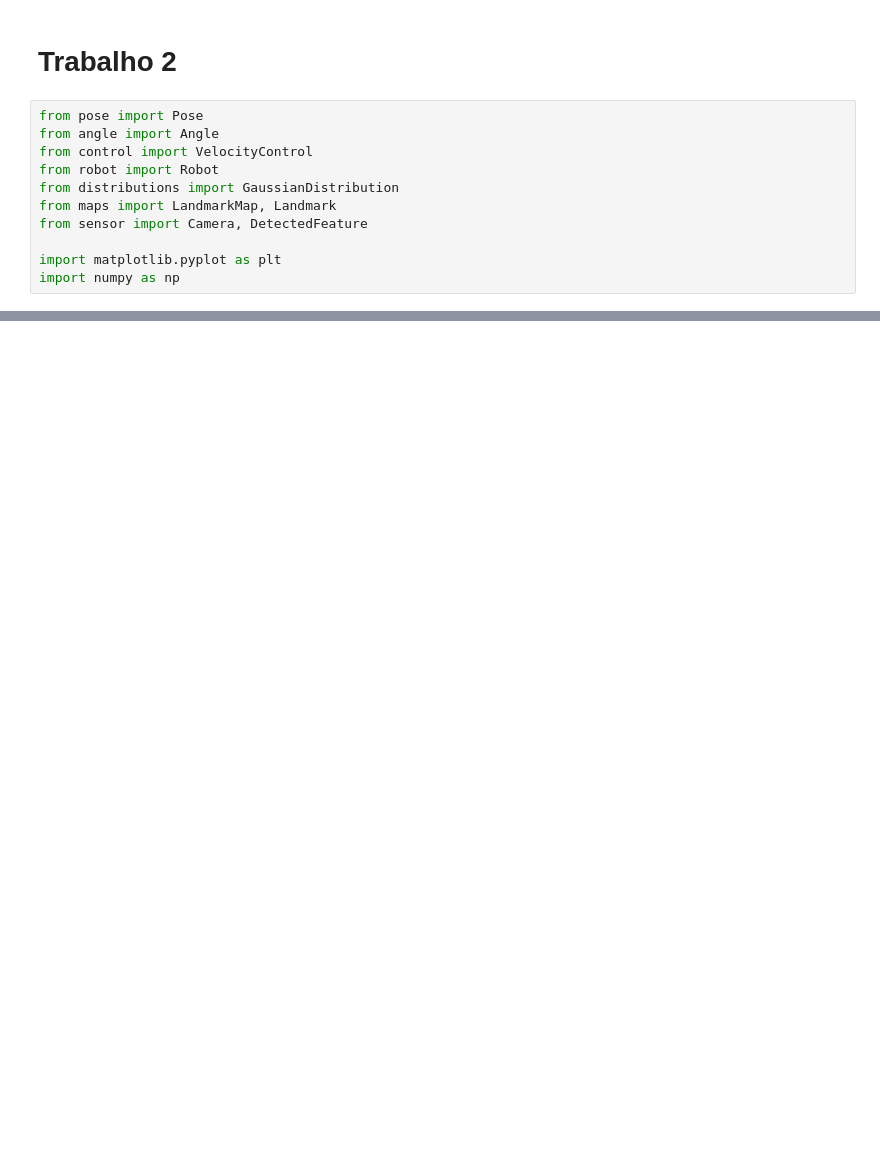
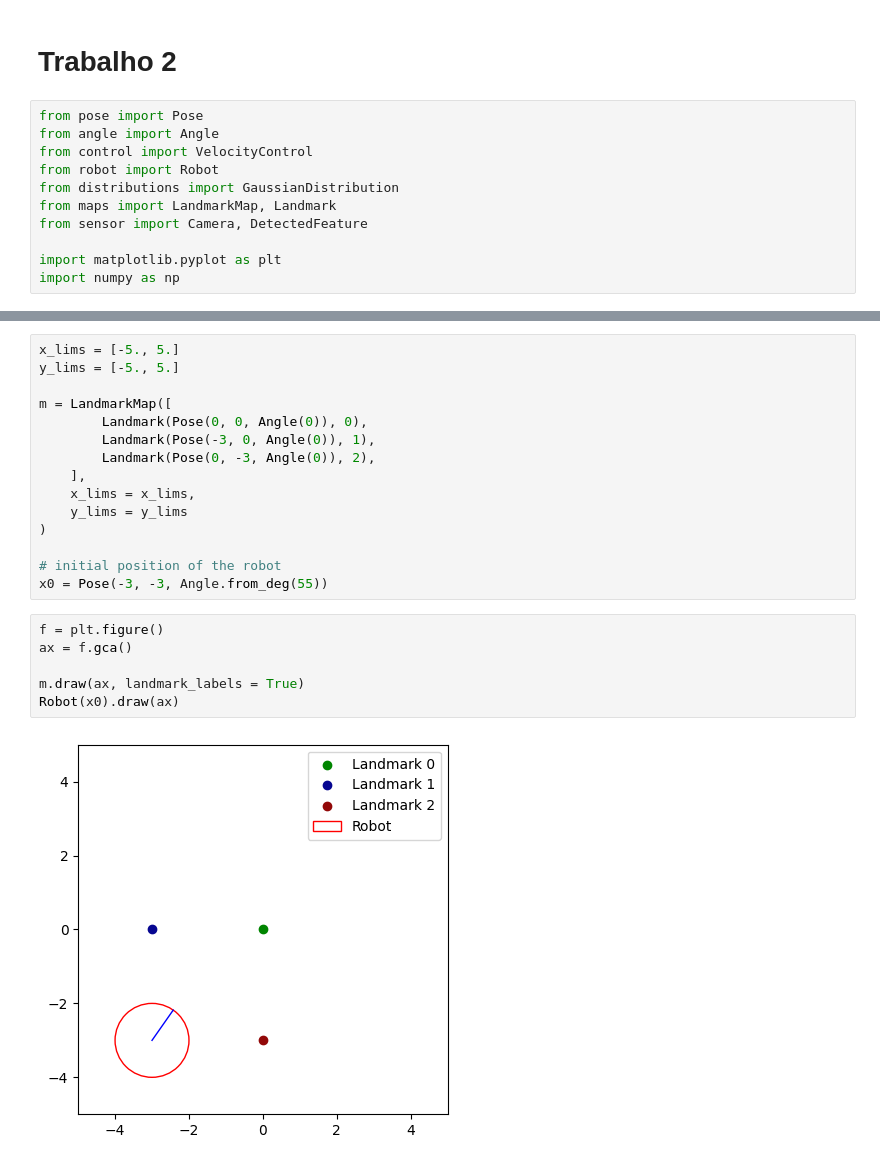
Before and after one commit to jtu-hub/UFRJ-COE-841, a Jupyter notebook: trabalho 2.ipynb, the cells around one changed output, grey strips where cells are left out. Drawn from its saved outputs; the diff is of its cells as text; blank space fills up the shorter version.

```diff
--- a/trabalho 2.ipynb
+++ b/trabalho 2.ipynb
@@ -14 +27,24 @@ import numpy as np
+# %%
+x_lims = [-5., 5.]
+y_lims = [-5., 5.]
+
+m = LandmarkMap([
+        Landmark(Pose(0, 0, Angle(0)), 0),
+        Landmark(Pose(-3, 0, Angle(0)), 1),
+        Landmark(Pose(0, -3, Angle(0)), 2),
+    ],
+    x_lims = x_lims,
+    y_lims = y_lims
+)
+
+# initial position of the robot
+x0 = Pose(-3, -3, Angle.from_deg(55))
+# %%
+f = plt.figure()
+ax = f.gca()
+
+m.draw(ax, landmark_labels = True)
+Robot(x0).draw(ax)
+# %% [output]
+[figure, added]
 # %% [markdown]
```
Also changed, not shown: parts of 18 cells of this notebook, 1 other file.
